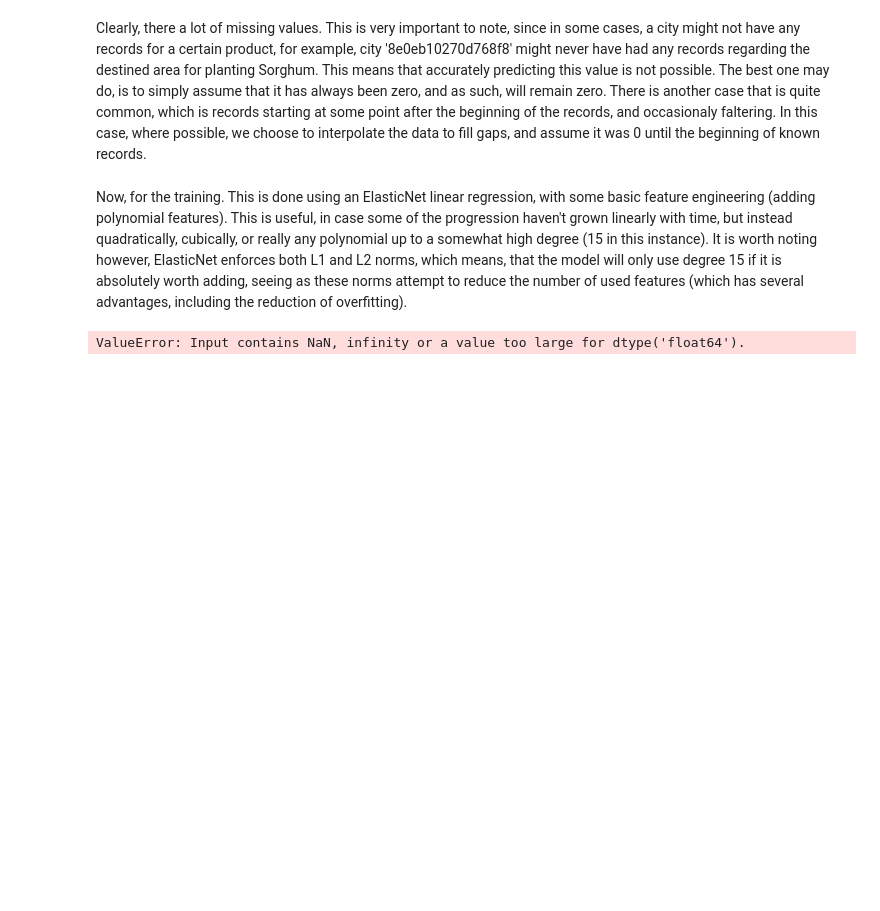
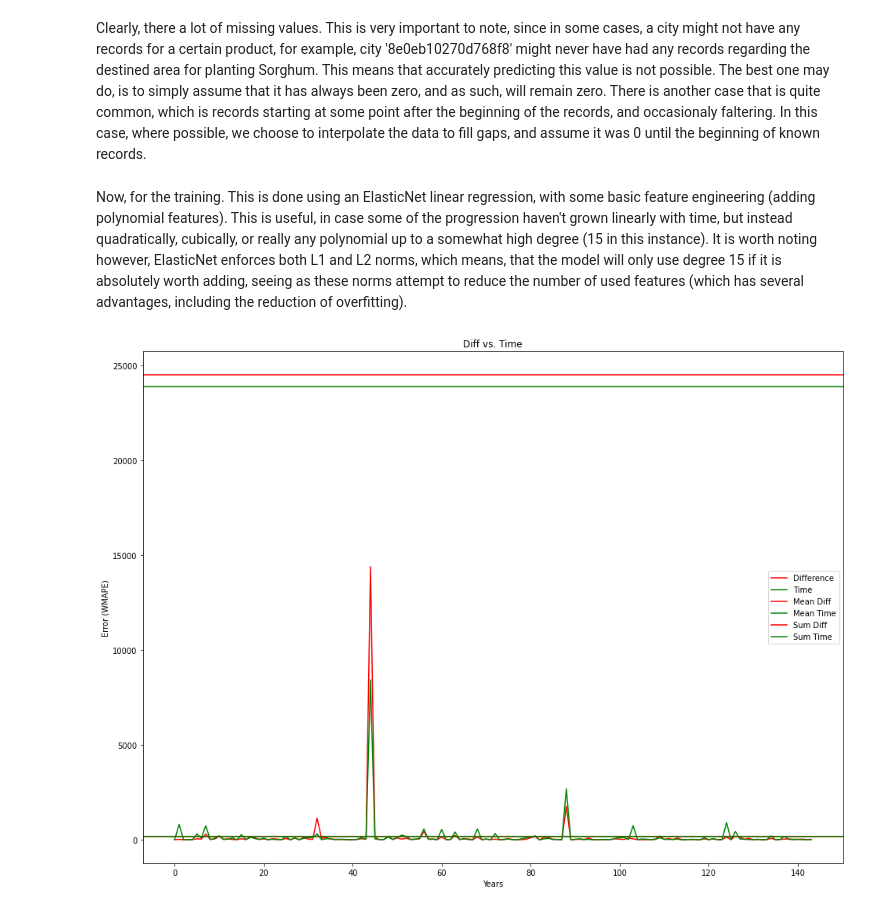
Before and after one commit to CEDipEngineering/BainStrategicChallenge, a Jupyter notebook: city_clustering_v2.ipynb, the cells around one changed output. Cells and saved outputs as stored; diff of their text form; code cells hidden in the pictures; blank space fills up the shorter version.

```diff
--- a/city_clustering_v2.ipynb
+++ b/city_clustering_v2.ipynb
@@ -326,8 +297,3 @@ def make_score_for_city(city_code: str, show_graphs = False) -> int:
     return score_predictions(pred)
 # %% [markdown]
 Now, for the training. This is done using an ElasticNet linear regression, with some basic feature engineering (adding polynomial features). This is useful, in case some of the progression haven't grown linearly with time, but instead quadratically, cubically, or really any polynomial up to a somewhat high degree (15 in this instance). It is worth noting however, ElasticNet enforces both L1 and L2 norms, which means, that the model will only use degree 15 if it is absolutely worth adding, seeing as these norms attempt to reduce the number of used features (which has several advantages, including the reduction of overfitting).
-# %%
-with ThreadPool(8) as p:
-    a = p.map(make_score_for_city, UNIQUE_CITY_CODES)
-# %% [output]
-ValueError: Input contains NaN, infinity or a value too large for dtype('float64').
@@ -339,0 +335,22 @@ sum(a)
+# %%
+# Analyse if DIFF helps
+df_diff = pd.read_csv('./results/city_clustering_v2_diff.csv', index_col = 0).sort_values('city_code').reset_index().drop('index', axis=1)
+df_time = pd.read_csv('./results/city_clustering_v2.csv', index_col = 0).sort_values('city_code').reset_index().drop('index', axis=1)
+y_diff = list(df_diff['WMAPE'])
+y_time = list(df_time['WMAPE'])
+x = list(range(len(y_diff)))
+fig = plt.figure(figsize=(16,12))
+ax = fig.add_subplot(111)
+ax.set_title("Diff vs. Time")
+ax.plot(x, y_diff, c='r', label='Difference')
+ax.plot(x, y_time, c='g', label = 'Time')
+ax.axhline(np.mean(y_diff), 0, len(x), c='r', label='Mean Diff')
+ax.axhline(np.mean(y_time), 0, len(x), c='g', label='Mean Time')
+ax.axhline(sum(y_diff), 0, len(x), c='r', label='Sum Diff')
+ax.axhline(sum(y_time), 0, len(x), c='g', label='Sum Time')
+ax.set_xlabel('Years')
+ax.set_ylabel('Error (WMAPE)')
+ax.legend()
+fig.show()
+# %% [output]
+[figure, added]
```
Also changed, not shown: parts of 6 cells of this notebook, 2 other files.
